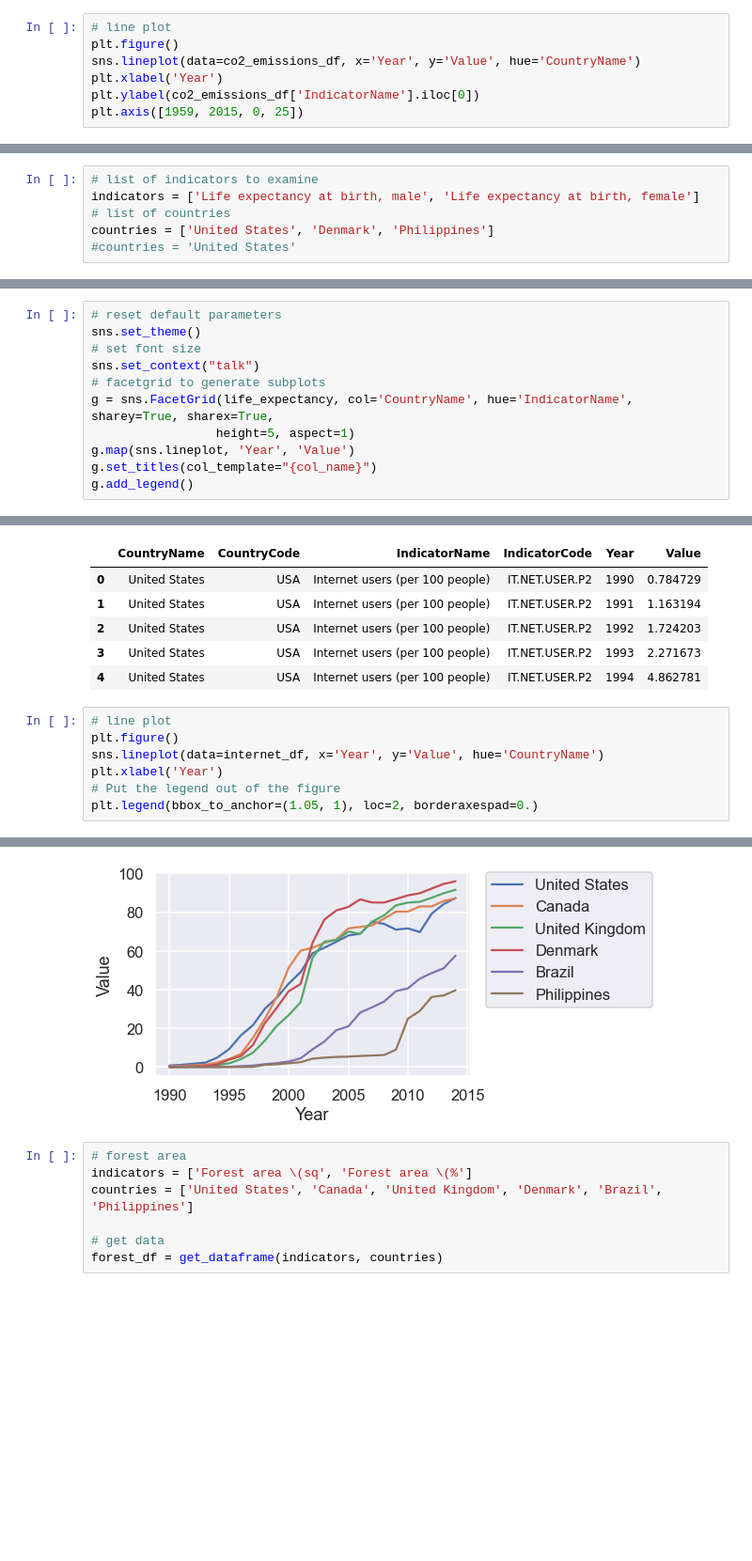
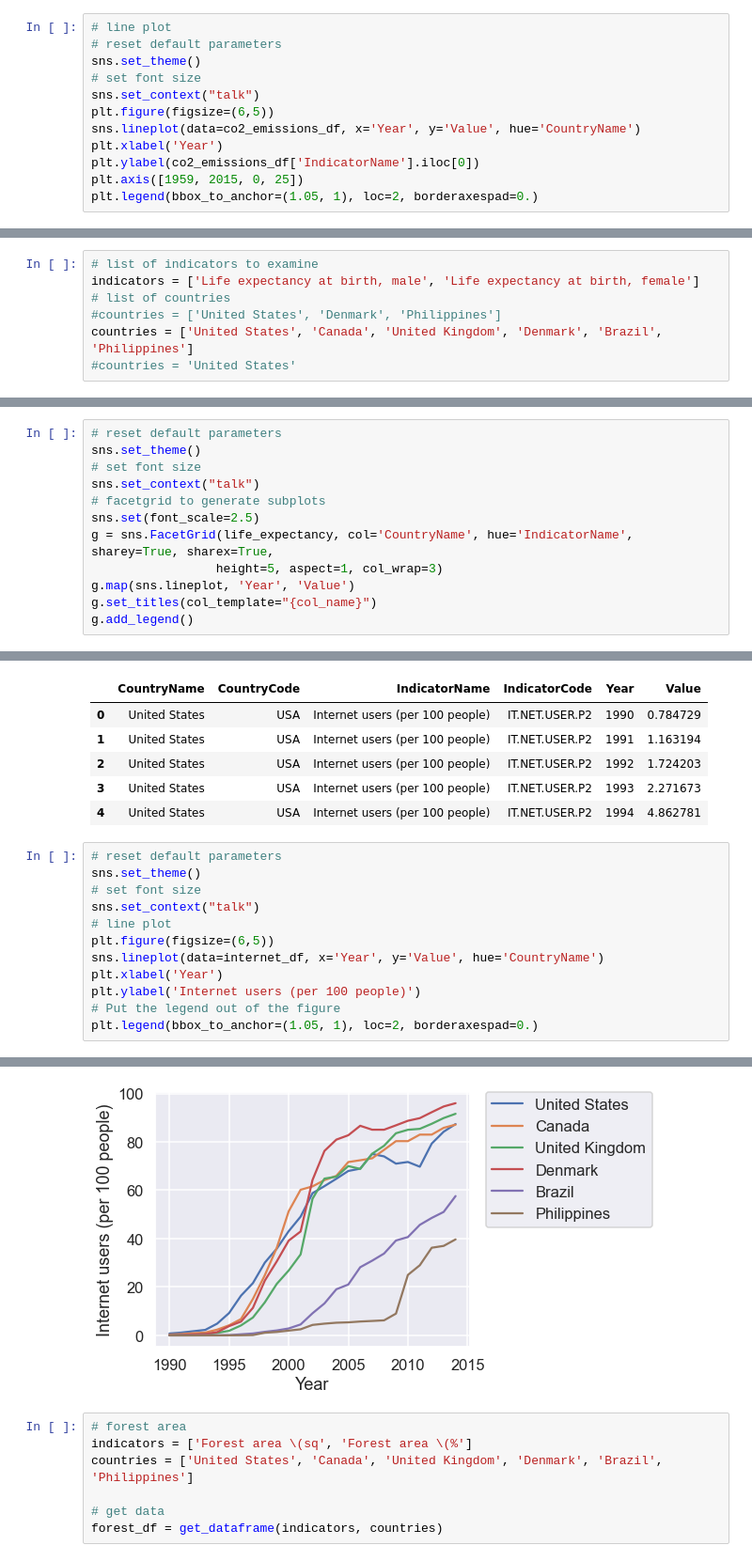
Before and after one commit to data-sandbox/world-development-indicators, a Jupyter notebook: world_development_indicators_exploration.ipynb, the cells around one changed output, grey strips where cells are left out. Shown at 94% size. Drawn from its saved outputs; the diff is of its cells as text; blank space fills up the shorter version.

```diff
--- a/world_development_indicators_exploration.ipynb
+++ b/world_development_indicators_exploration.ipynb
@@ -141,9 +141,14 @@ co2_emissions_df.describe()
 | max | 2011.000000 | 22.510582 |
 # %%
 # line plot
-plt.figure()
+# reset default parameters
+sns.set_theme()
+# set font size
+sns.set_context("talk")
+plt.figure(figsize=(6,5))
 sns.lineplot(data=co2_emissions_df, x='Year', y='Value', hue='CountryName')
 plt.xlabel('Year')
 plt.ylabel(co2_emissions_df['IndicatorName'].iloc[0])
 plt.axis([1959, 2015, 0, 25])
+plt.legend(bbox_to_anchor=(1.05, 1), loc=2, borderaxespad=0.)
 # %% [output]
@@ -157,7 +162,8 @@ Next we'll look at life expectancy and how it's differs for males versus females
 # list of indicators to examine
 indicators = ['Life expectancy at birth, male', 'Life expectancy at birth, female']
 # list of countries
-countries = ['United States', 'Denmark', 'Philippines']
+#countries = ['United States', 'Denmark', 'Philippines']
+countries = ['United States', 'Canada', 'United Kingdom', 'Denmark', 'Brazil', 'Philippines']
 #countries = 'United States'
 # %%
 # initialize dataframe to store CO2 emission data
@@ -215,8 +221,9 @@ sns.set_theme()
 # set font size
 sns.set_context("talk")
 # facetgrid to generate subplots
+sns.set(font_scale=2.5)
 g = sns.FacetGrid(life_expectancy, col='CountryName', hue='IndicatorName', sharey=True, sharex=True,
-                 height=5, aspect=1)
+                 height=5, aspect=1, col_wrap=3)
 g.map(sns.lineplot, 'Year', 'Value')
 g.set_titles(col_template="{col_name}")
 g.add_legend()
@@ -242,15 +249,20 @@ internet_df.head()
 | 3 | United States | USA | Internet users (per 100 people) | IT.NET.USER.P2 | 1993 | 2.271673 |
 | 4 | United States | USA | Internet users (per 100 people) | IT.NET.USER.P2 | 1994 | 4.862781 |
 # %%
+# reset default parameters
+sns.set_theme()
+# set font size
+sns.set_context("talk")
 # line plot
-plt.figure()
+plt.figure(figsize=(6,5))
 sns.lineplot(data=internet_df, x='Year', y='Value', hue='CountryName')
 plt.xlabel('Year')
+plt.ylabel('Internet users (per 100 people)')
 # Put the legend out of the figure
 plt.legend(bbox_to_anchor=(1.05, 1), loc=2, borderaxespad=0.)
 # %% [output]
 <matplotlib.legend.Legend at 0x...>
-[figure, old version]
+[figure, new version]
 # %%
 # forest area
 indicators = ['Forest area \(sq', 'Forest area \(%']
```
Also changed, not shown: parts of 5 cells of this notebook.
